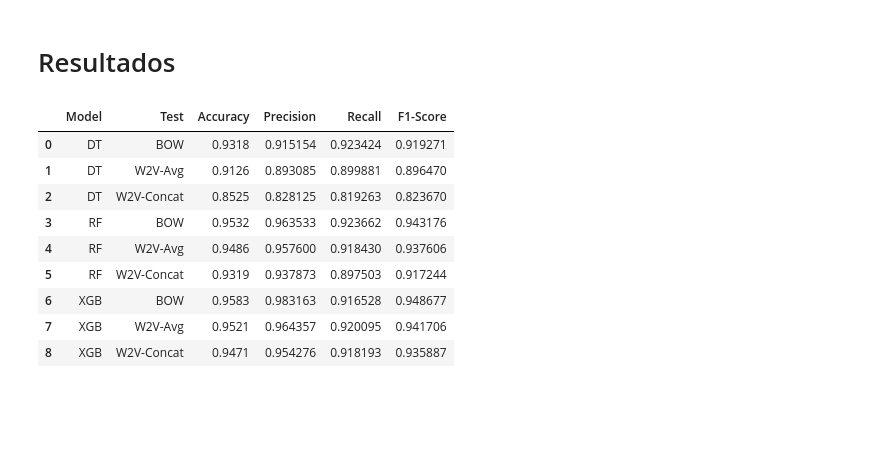
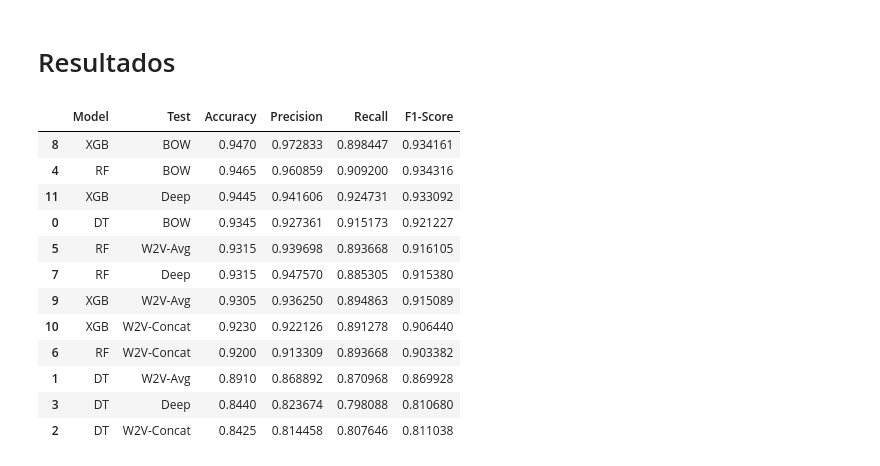
Before and after one commit to Cesard97/ToxicDetection, a Jupyter notebook: ToxicDetection_Solution.ipynb, the cells around one changed output. Cells and saved outputs as stored; diff of their text form; code cells hidden in the pictures; blank space fills up the shorter version.

```diff
--- a/ToxicDetection_Solution.ipynb
+++ b/ToxicDetection_Solution.ipynb
@@ -332,18 +431,22 @@ def train_test_models(model, X, y, model_id='Model', test_id='001'):
 dt_clf = DecisionTreeClassifier()
 
 # BOW
-results = train_test_models(dt_clf, X_bow, y, model_id='DT', test_id='BOW')
+results = train_test_models(dt_clf, X_train_bow, y_train, X_test_bow, y_test, model_id='DT', test_id='BOW')
 results_df = pd.DataFrame.from_dict([results])
 
-# results = train_test_models(dt_clf, X_bow_pca, y, model_id='DT', test_id='BOW-PCA')
+# results = train_test_models(dt_clf, X_train_bow_pca, y_train, X_train_bow_pca, y_test, model_id='DT', test_id='BOW-PCA')
 # results_df = results_df.append(results, ignore_index=True)
 
 # Word2Vec
-results = train_test_models(dt_clf, X_w2v_avg, y, model_id='DT', test_id='W2V-Avg')
+results = train_test_models(dt_clf, X_train_w2v_avg, y_train, X_test_w2v_avg, y_test, model_id='DT', test_id='W2V-Avg')
 results_df = results_df.append(results, ignore_index=True)
 
-results = train_test_models(dt_clf, X_w2v_concat, y, model_id='DT', test_id='W2V-Concat')
+results = train_test_models(dt_clf, X_train_w2v_concat, y_train, X_test_w2v_concat, y_test, model_id='DT', test_id='W2V-Concat')
 results_df = results_df.append(results, ignore_index=True)
+
+# Deep
+results = train_test_models(dt_clf, X_train_deep, y_train, X_test_deep, y_test, model_id='DT', test_id='Deep')
+results_df = results_df.append(results, ignore_index=True)
 # %% [markdown]
 ## RandomForest
 # %%
@@ -404,18 +514,21 @@ results_df = results_df.append(results, ignore_index=True)
 # %% [markdown]
 # Resultados
-# %%
-results_df
-# %% [output]
-|  | Model | Test | Accuracy | Precision | Recall | F1-Score |
-| 0 | DT | BOW | 0.9318 | 0.915154 | 0.923424 | 0.919271 |
-| 1 | DT | W2V-Avg | 0.9126 | 0.893085 | 0.899881 | 0.896470 |
-| 2 | DT | W2V-Concat | 0.8525 | 0.828125 | 0.819263 | 0.823670 |
-| 3 | RF | BOW | 0.9532 | 0.963533 | 0.923662 | 0.943176 |
-| 4 | RF | W2V-Avg | 0.9486 | 0.957600 | 0.918430 | 0.937606 |
-| 5 | RF | W2V-Concat | 0.9319 | 0.937873 | 0.897503 | 0.917244 |
-| 6 | XGB | BOW | 0.9583 | 0.983163 | 0.916528 | 0.948677 |
-| 7 | XGB | W2V-Avg | 0.9521 | 0.964357 | 0.920095 | 0.941706 |
-| 8 | XGB | W2V-Concat | 0.9471 | 0.954276 | 0.918193 | 0.935887 |
+# %%
+results_df.sort_values(by='Accuracy', ascending=False)
+# %% [output]
+|  | Model | Test | Accuracy | Precision | Recall | F1-Score |
+| 8 | XGB | BOW | 0.9470 | 0.972833 | 0.898447 | 0.934161 |
+| 4 | RF | BOW | 0.9465 | 0.960859 | 0.909200 | 0.934316 |
+| 11 | XGB | Deep | 0.9445 | 0.941606 | 0.924731 | 0.933092 |
+| 0 | DT | BOW | 0.9345 | 0.927361 | 0.915173 | 0.921227 |
+| 5 | RF | W2V-Avg | 0.9315 | 0.939698 | 0.893668 | 0.916105 |
+| 7 | RF | Deep | 0.9315 | 0.947570 | 0.885305 | 0.915380 |
+| 9 | XGB | W2V-Avg | 0.9305 | 0.936250 | 0.894863 | 0.915089 |
+| 10 | XGB | W2V-Concat | 0.9230 | 0.922126 | 0.891278 | 0.906440 |
+| 6 | RF | W2V-Concat | 0.9200 | 0.913309 | 0.893668 | 0.903382 |
+| 1 | DT | W2V-Avg | 0.8910 | 0.868892 | 0.870968 | 0.869928 |
+| 3 | DT | Deep | 0.8440 | 0.823674 | 0.798088 | 0.810680 |
+| 2 | DT | W2V-Concat | 0.8425 | 0.814458 | 0.807646 | 0.811038 |
 # %%
 # Labels
 labels = ['DT', 'RF', 'XGB']
```
Also changed, not shown: parts of 25 cells of this notebook.
